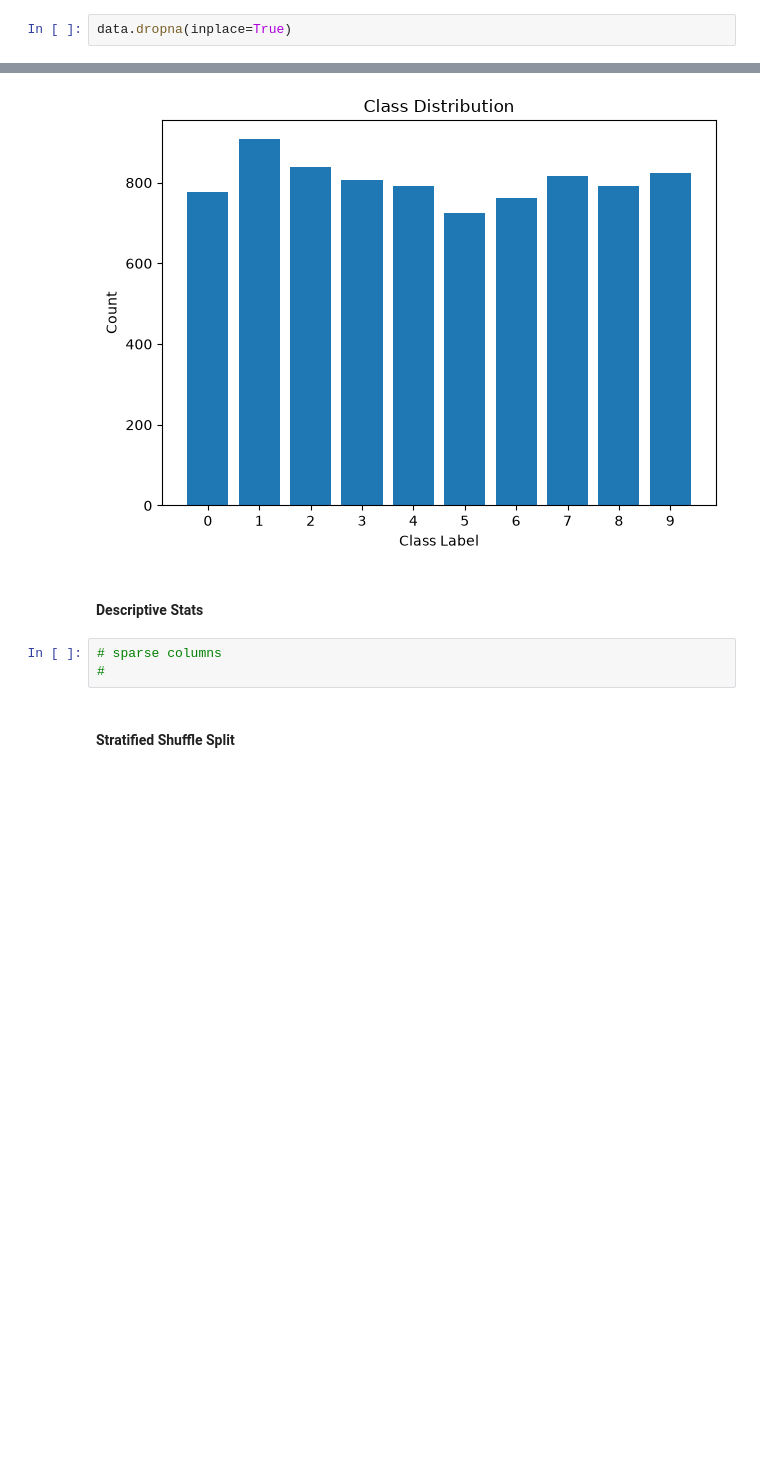
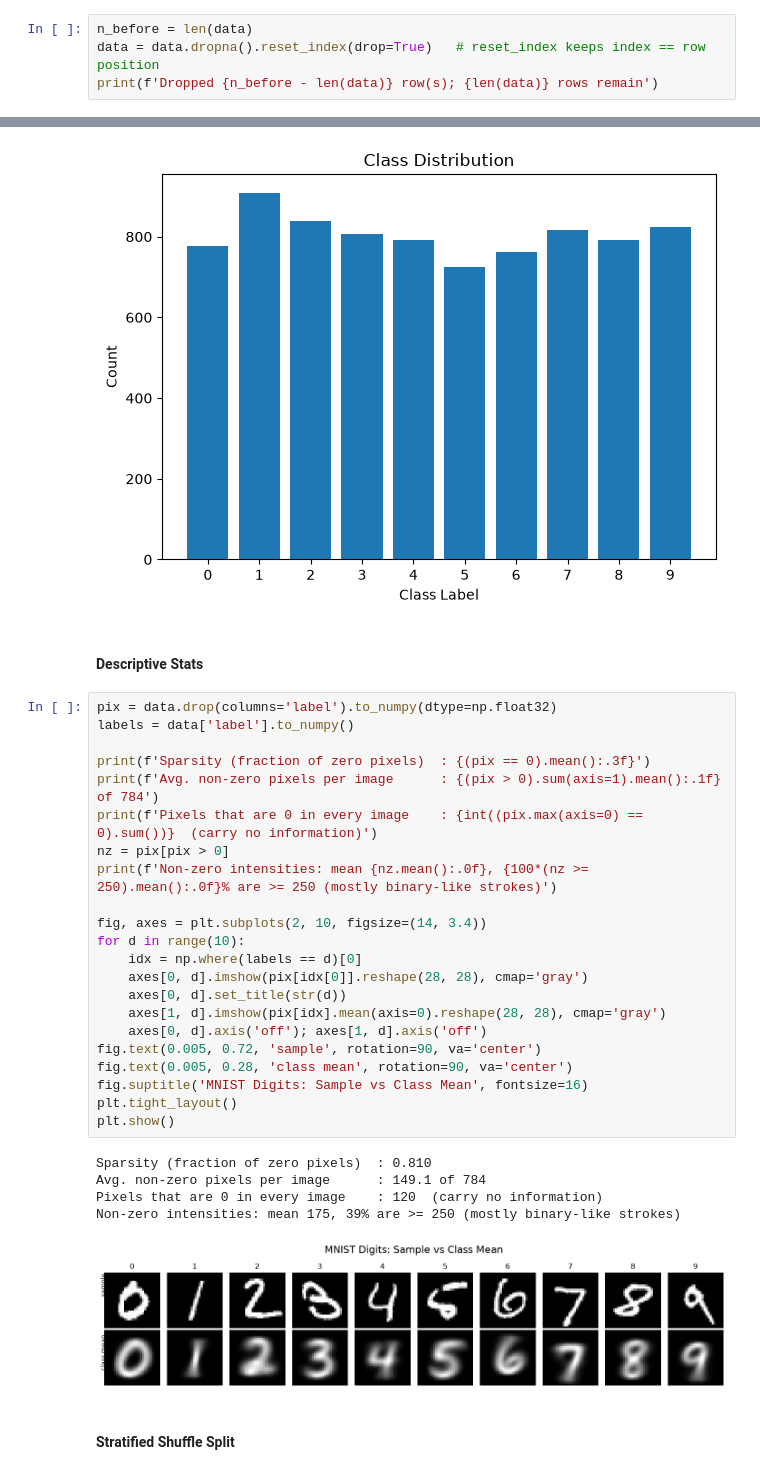
Before and after one commit to BRohit31/Handwritten-Image-Classification, a Jupyter notebook: main.ipynb, the cells around one changed output, grey strips where cells are left out. Drawn from its saved outputs; the diff is of its cells as text; blank space fills up the shorter version.

```diff
--- a/main.ipynb
+++ b/main.ipynb
@@ -30,2 +42,4 @@ Number of columns with NaNs: 409
 # %%
-data.dropna(inplace=True)
+n_before = len(data)
+data = data.dropna().reset_index(drop=True)   # reset_index keeps index == row position
+print(f'Dropped {n_before - len(data)} row(s); {len(data)} rows remain')
@@ -83,8 +114,33 @@ label
 # %% [markdown]
 #### Descriptive Stats
 # %%
-# sparse columns
-#
+pix = data.drop(columns='label').to_numpy(dtype=np.float32)
+labels = data['label'].to_numpy()
+
+print(f'Sparsity (fraction of zero pixels)  : {(pix == 0).mean():.3f}')
+print(f'Avg. non-zero pixels per image      : {(pix > 0).sum(axis=1).mean():.1f} of 784')
+print(f'Pixels that are 0 in every image    : {int((pix.max(axis=0) == 0).sum())}  (carry no information)')
+nz = pix[pix > 0]
+print(f'Non-zero intensities: mean {nz.mean():.0f}, {100*(nz >= 250).mean():.0f}% are >= 250 (mostly binary-like strokes)')
+
+fig, axes = plt.subplots(2, 10, figsize=(14, 3.4))
+for d in range(10):
+    idx = np.where(labels == d)[0]
+    axes[0, d].imshow(pix[idx[0]].reshape(28, 28), cmap='gray')
+    axes[0, d].set_title(str(d))
+    axes[1, d].imshow(pix[idx].mean(axis=0).reshape(28, 28), cmap='gray')
+    axes[0, d].axis('off'); axes[1, d].axis('off')
+fig.text(0.005, 0.72, 'sample', rotation=90, va='center')
+fig.text(0.005, 0.28, 'class mean', rotation=90, va='center')
+fig.suptitle('MNIST Digits: Sample vs Class Mean', fontsize=16)
+plt.tight_layout()
+plt.show()
+# %% [output]
+Sparsity (fraction of zero pixels)  : 0.810
+Avg. non-zero pixels per image      : 149.1 of 784
+Pixels that are 0 in every image    : 120  (carry no information)
+Non-zero intensities: mean 175, 39% are >= 250 (mostly binary-like strokes)
+[figure, added]
 # %% [markdown]
 #### Stratified Shuffle Split
 # %%
```
Also changed, not shown: parts of 37 cells of this notebook, 5 other files.
